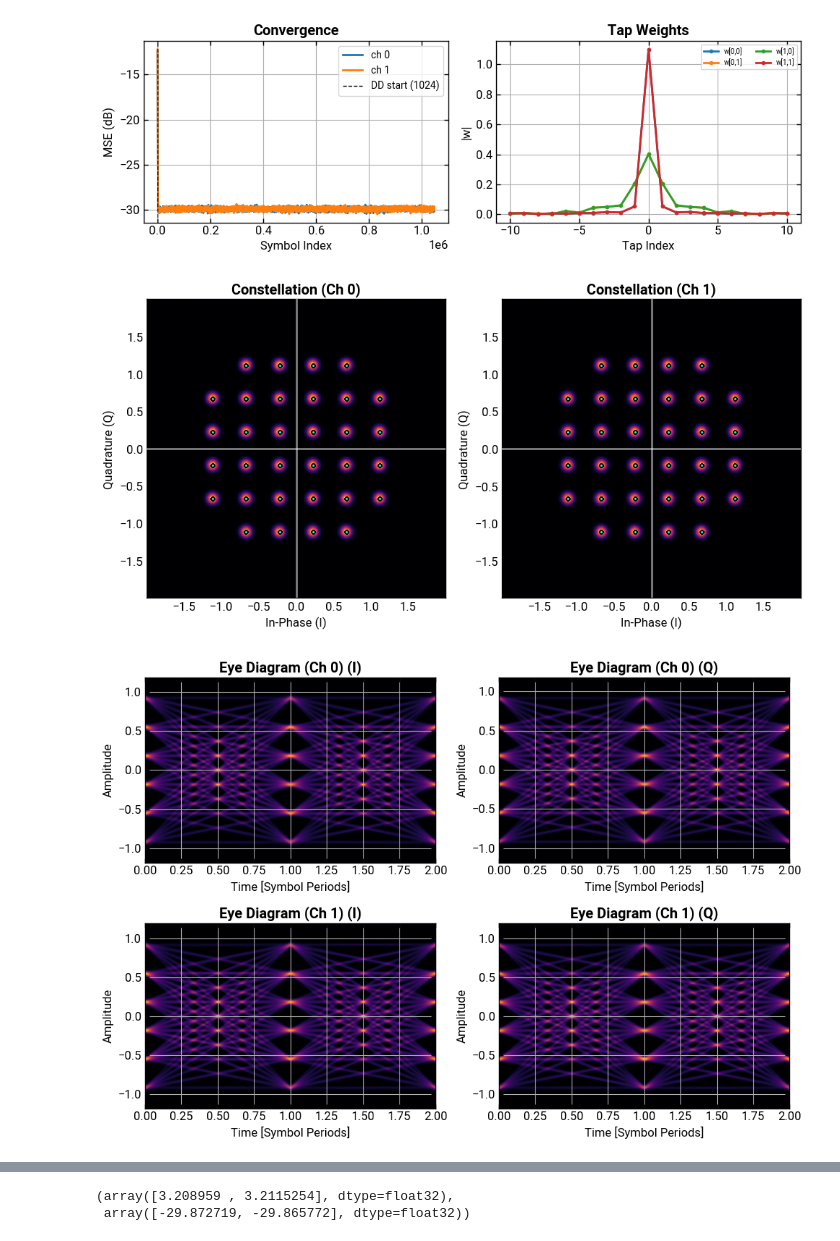
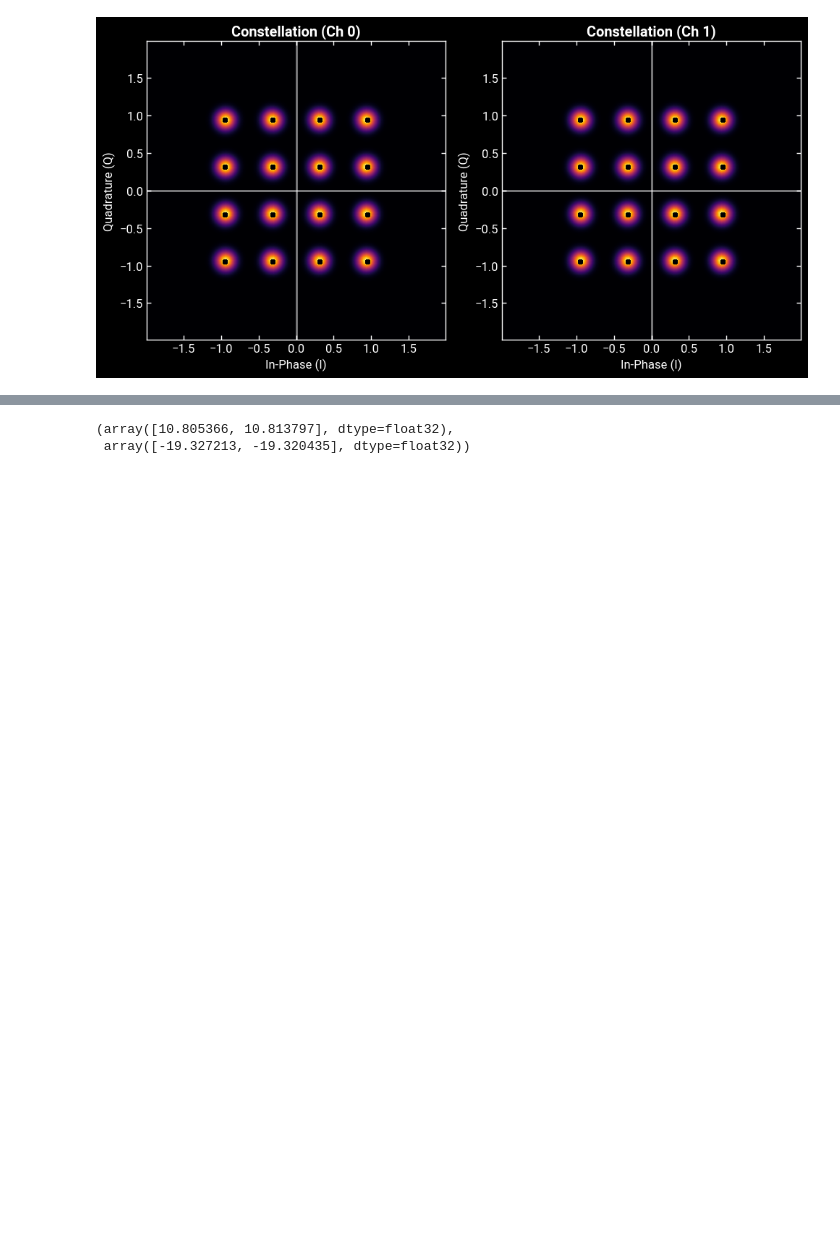
Before and after one commit to lokgar/commstools, a Jupyter notebook: examples/04-equalizers.ipynb, the cells around one changed output, grey strips where cells are left out. Saved outputs shown, nothing was run; the diff lists cells and outputs as text; code cells hidden in the pictures; blank space fills up the shorter version.

```diff
--- a/examples/04-equalizers.ipynb
+++ b/examples/04-equalizers.ipynb
@@ -50,7 +52,7 @@ sig.plot_constellation(show=True)
 sig_dist = sig.copy()
 
 sig_dist.print_info()
-sig_dist = apply_awgn(sig_dist, esn0_db=ESN0_DB)
+sig_dist.samples = apply_awgn(sig_dist.samples, esn0_db=ESN0_DB, sps=sig_dist.sps)
 sig_dist.plot_waveform(num_symbols=100, show=True)
 sig_dist.plot_psd(show=True, nperseg=2**10)
 sig_dist.plot_constellation(show=True)
@@ -77,5 +81,10 @@ sig_dist.plot_constellation(show=True)
 # %%
-sig_dist = apply_pmd(sig_dist, dgd=DGD_SYMBOLS / SYMBOL_RATE, theta=THETA)
+sig_dist.samples = apply_pmd(
+    sig_dist.samples,
+    dgd=DGD_SYMBOLS / SYMBOL_RATE,
+    sampling_rate=sig_dist.sampling_rate,
+    theta=THETA,
+)
 
 sig_dist.print_info()
 sig_dist.plot_waveform(num_symbols=100, show=True)
@@ -131,16 +144,20 @@ sig_dist.plot_constellation(show=True)
 # %%
-sig_to_eq = sig_dist.copy()
-# sig_to_eq.decimate_to_symbol_rate()
-sig_to_eq.print_info()
+from commstools.equalization import lms
 
-sig_to_eq.equalize(
-    method="lms",
-    step_size=0.05,
-    num_train_symbols=2**10,
-    # forgetting_factor=0.95,
-    # delta=1.0,
-    # leakage=1e-5,
-    num_taps=21,
+res = lms(
+    sig_dist.samples,
+    step_size=0.005,
+    num_train_symbols=2**14,
+    training_symbols=sig_dist.source_symbols,
+    modulation=sig_dist.mod_scheme,
+    order=sig_dist.mod_order,
+    num_taps=55,
     backend="numba",
+    debug_plot=True,
 )
+
+sig_eq = sig_dist.copy()
+
+sig_eq.samples = res.y_hat
+sig_eq.sampling_rate = sig_eq.symbol_rate
 # %% [output]
@@ -178,11 +168,7 @@ Signal(samples=array([[ 0.44303206+0.09494321j,  0.8078589 +0.38662726j,
 # %%
-sig_to_eq.plot_equalizer(show=True, smoothing=1000)
-# sig_to_eq.plot_waveform(num_symbols=99, show=True)
-sig_to_eq.plot_constellation(show=True, overlay_source=True)
-sig_to_eq.plot_eye(show=True)
-sig_to_eq.resolve_symbols()
-sig_to_eq.evm()
+sig_eq.plot_constellation(show=True, overlay_source=True)
+# sig_eq.plot_eye(show=True)
+sig_eq.resolve_symbols()
+sig_eq.evm()
 # %% [output]
-[figure, old version]
+[figure, new version]
-[figure, removed]
-[figure, removed]
@@ -193,2 +178,2 @@ sig_to_eq.evm()
-(array([3.208959 , 3.2115254], dtype=float32),
- array([-29.872719, -29.865772], dtype=float32))
+(array([10.805366, 10.813797], dtype=float32),
+ array([-19.327213, -19.320435], dtype=float32))
```
Also changed, not shown: parts of 15 cells of this notebook, 7 other files.
